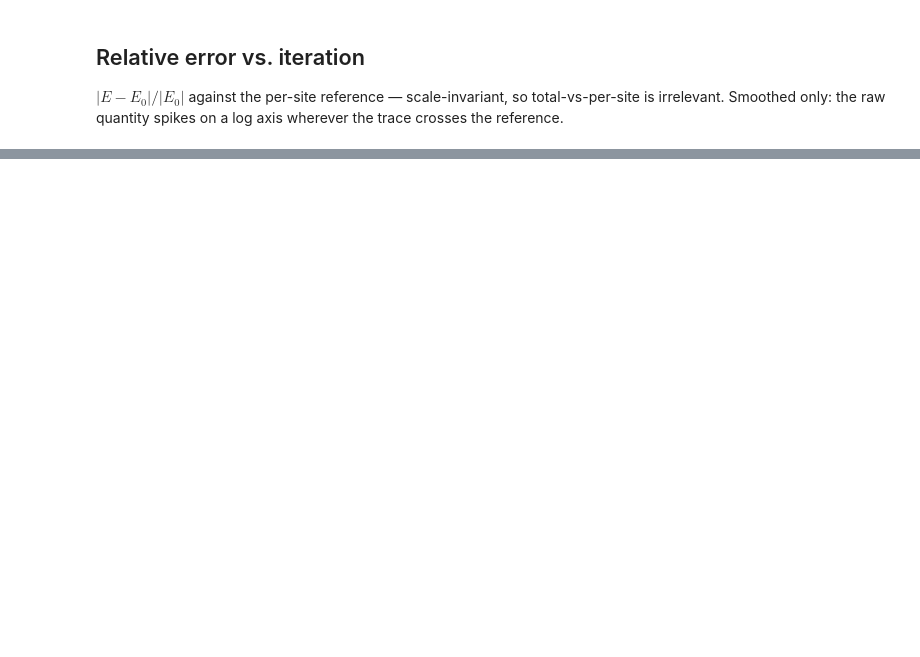
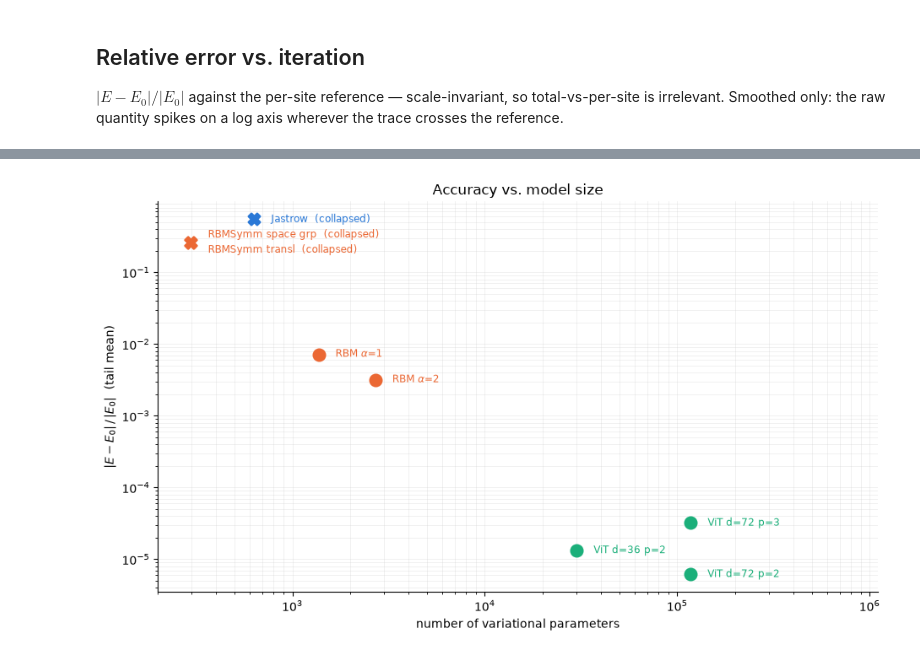
Before and after one commit to alex-shilcusky/spinbasis_2d, a Jupyter notebook: plot_ansatz_comparison.ipynb, the cells around one changed output, grey strips where cells are left out. Saved outputs shown, nothing was run; the diff lists cells and outputs as text; code cells hidden in the pictures; blank space fills up the shorter version.

```diff
--- a/plot_ansatz_comparison.ipynb
+++ b/plot_ansatz_comparison.ipynb
@@ -269,0 +427,36 @@ converged; watch the two panels together.
+# %%
+FAMILY_COLOR = {"jastrow": PALETTE[0], "rbm": PALETTE[1],
+                "rbmsymm": PALETTE[1], "vit": PALETTE[2]}
+
+fig, ax = plt.subplots(figsize=(9.5, 5.6))
+for r in runs:
+    dead = r["status"] == "frozen" or r["acc_final"] < 1e-3
+    c = FAMILY_COLOR[r["family"]]
+    ax.scatter(r["n_params"], r["rel_err"], s=95,
+               marker="X" if dead else ("s" if r["family"] == "rbmsymm" else "o"),
+               facecolor="none" if (r["family"] == "rbmsymm" and not dead) else c,
+               edgecolor=c, linewidth=1.8, zorder=3)
+    # the two RBMSymm runs sit on the same point (296p, same frozen energy),
+    # so offset labels by rank within each coincident group
+    group = [q for q in runs
+             if abs(np.log10(q["n_params"] / r["n_params"])) < 0.02
+             and abs(np.log10(q["rel_err"] / r["rel_err"])) < 0.02]
+    dy = (group.index(r) - (len(group) - 1) / 2) * 13
+    ax.annotate(f"  {r['name']}" + ("  (collapsed)" if dead else ""),
+                xy=(r["n_params"], r["rel_err"]), xytext=(9, dy),
+                textcoords="offset points", ha="left", va="center",
+                fontsize=8.5, color=c)
+ax.set_xscale("log")
+ax.set_yscale("log")
+ax.set(xlabel="number of variational parameters",
+       ylabel=r"$|E - E_0| \,/\, |E_0|$  (tail mean)",
+       title="Accuracy vs. model size")
+ax.set_xlim(2e2, 1.1e6)
+ax.grid(alpha=0.2, lw=0.6, which="both")
+ax.set_axisbelow(True)
+for sp in ("top", "right"):
+    ax.spines[sp].set_visible(False)
+fig.tight_layout()
+plt.show()
+# %% [output]
+[figure, added]
```
Also changed, not shown: parts of 17 cells of this notebook.
